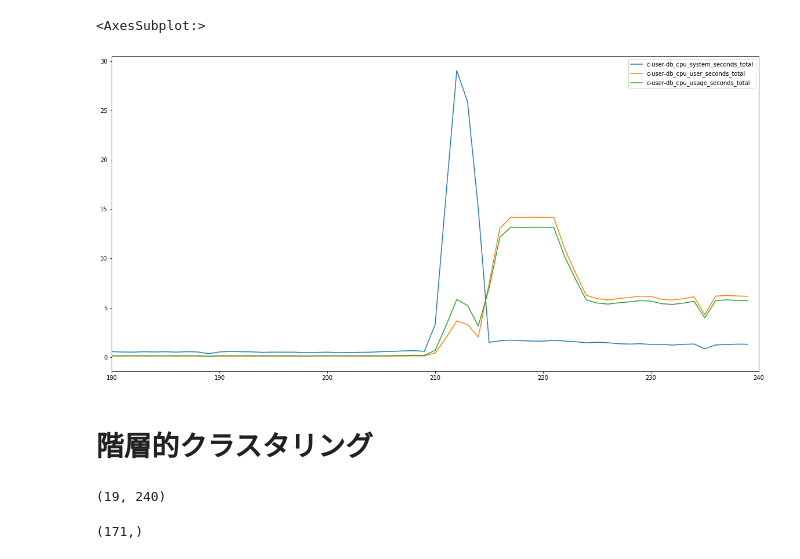
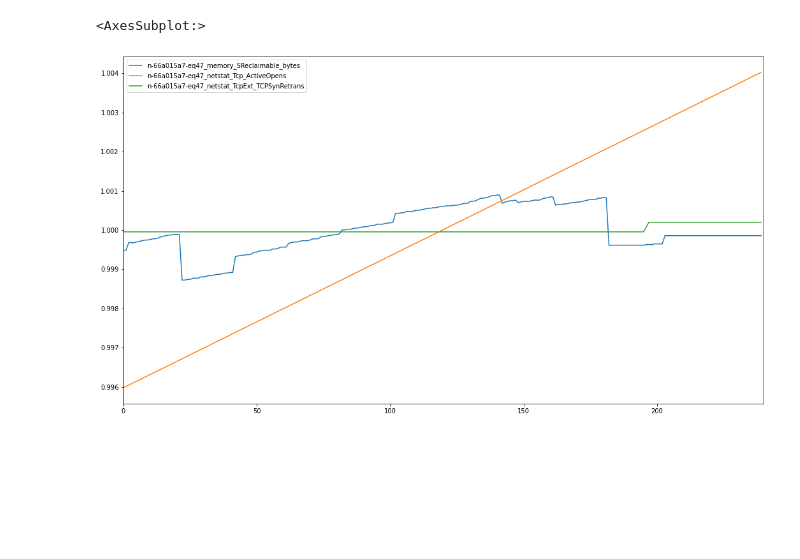
Before and after one commit to microservices-demo/microservices-demo, a Jupyter notebook: causal-discovery/dimension-reduction.ipynb, the cells around one changed output. Saved outputs shown, nothing was run; the diff lists cells and outputs as text; code cells hidden in the pictures; blank space fills up the shorter version.

Commit message:
[causal] Reduce metrics by ADF test

```diff
--- a/causal-discovery/dimension-reduction.ipynb
+++ b/causal-discovery/dimension-reduction.ipynb
@@ -95,0 +113,17 @@ Total: 51->19
+# %%
+# Reduce metrics
+## Step 1: Reduced metrics with stationarity
+reduced_by_st_df = pd.DataFrame()
+for col in data_df.columns:
+    data = data_df[col].values
+    if data.sum() == 0. or np.isnan(data.sum()):
+        p_val = np.nan
+    else:
+        p_val = adfuller(data)[1]
+    if not np.isnan(p_val):
+        if p_val >= SIGNIFICANCE_LEVEL:
+            reduced_by_st_df[col] = data_df[col]
+
+metrics_dimension = count_metrics(metrics_dimension, reduced_by_st_df, 1)
+metrics_dimension["total"].append(len(reduced_by_st_df.columns))
+pprint(metrics_dimension)
@@ -96,13 +259,9 @@ Total: 51->19
 # %%
+# 正規化
 normalized_df = pd.DataFrame()
 for column in data_df.columns:
     data = data_df[column].values
     mean = data.mean()
-    std = data.std()
-    if mean == 0. and std == 0.:
-        cv = 0
-    else:
-        cv = std / mean
-    if cv >= 0.001:
-        print("{:.2f}:{}".format(np.nan_to_num(cv), column))
-        normalized_df[column] = data_df[column] / data.mean()
+    if mean == 0. :
+        continue
+    normalized_df[column] = data_df[column] / data.mean()
@@ -134,11 +268,9 @@ normalized_df.plot(figsize=(20, 10), xlim=[180,240])
 # %%
 df = pd.DataFrame()
-cpu_mets = ["c-user-db_cpu_system_seconds_total", "c-user-db_cpu_user_seconds_total", "c-user-db_cpu_usage_seconds_total"]
-for m in cpu_mets:
+mets = ["n-66a015a7-eq47_memory_SReclaimable_bytes", "n-66a015a7-eq47_netstat_Tcp_ActiveOpens", "n-66a015a7-eq47_netstat_TcpExt_TCPSynRetrans"]
+for m in mets:
     df[m] = normalized_df[m]
-df.plot(figsize=(20, 10), xlim=[180,240])
+df.plot(figsize=(18, 10), xlim=[0,240])
 # %% [output]
 <AxesSubplot:>
-[figure, old version]
+[figure, new version]
-# %% [markdown]
-# 階層的クラスタリング
@@ -152,10 +276,0 @@ from clustering.sbd import silhouette_score
-# %%
-data = normalized_df.values.T
-data.shape
-# %% [output]
-(19, 240)
-# %%
-dist = pdist(data, metric=sbd)
-dist.shape
-# %% [output]
-(171,)
```
Also changed, not shown: parts of 41 cells of this notebook.
